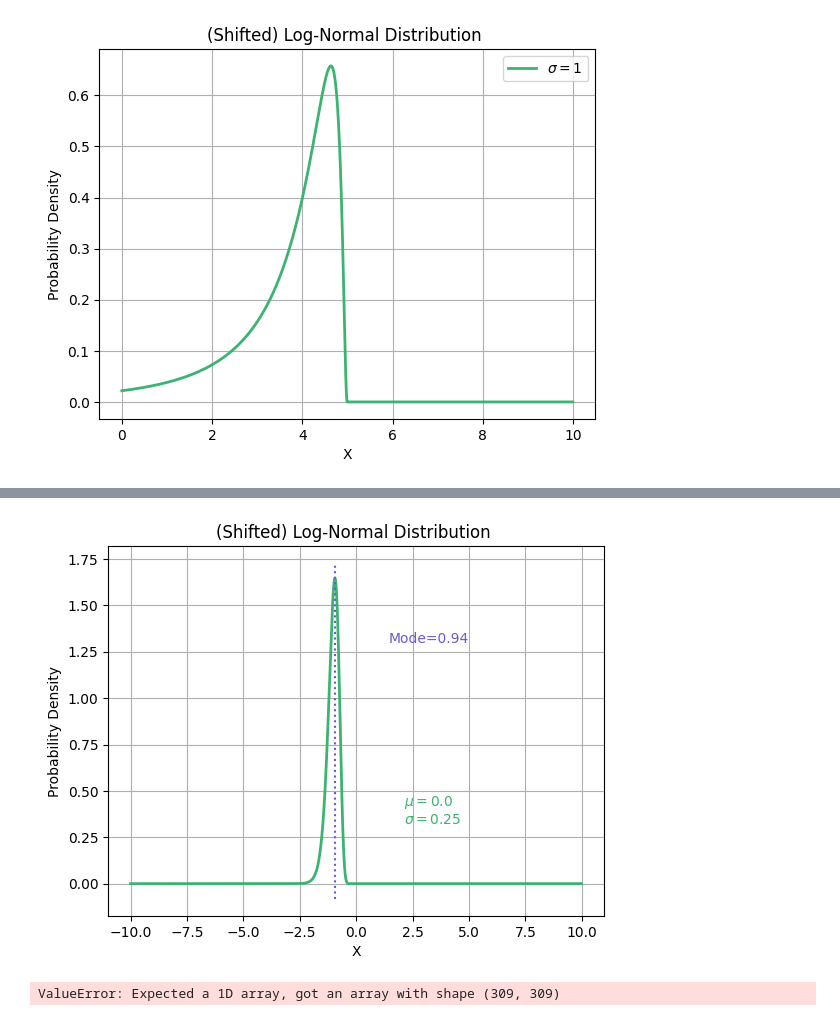
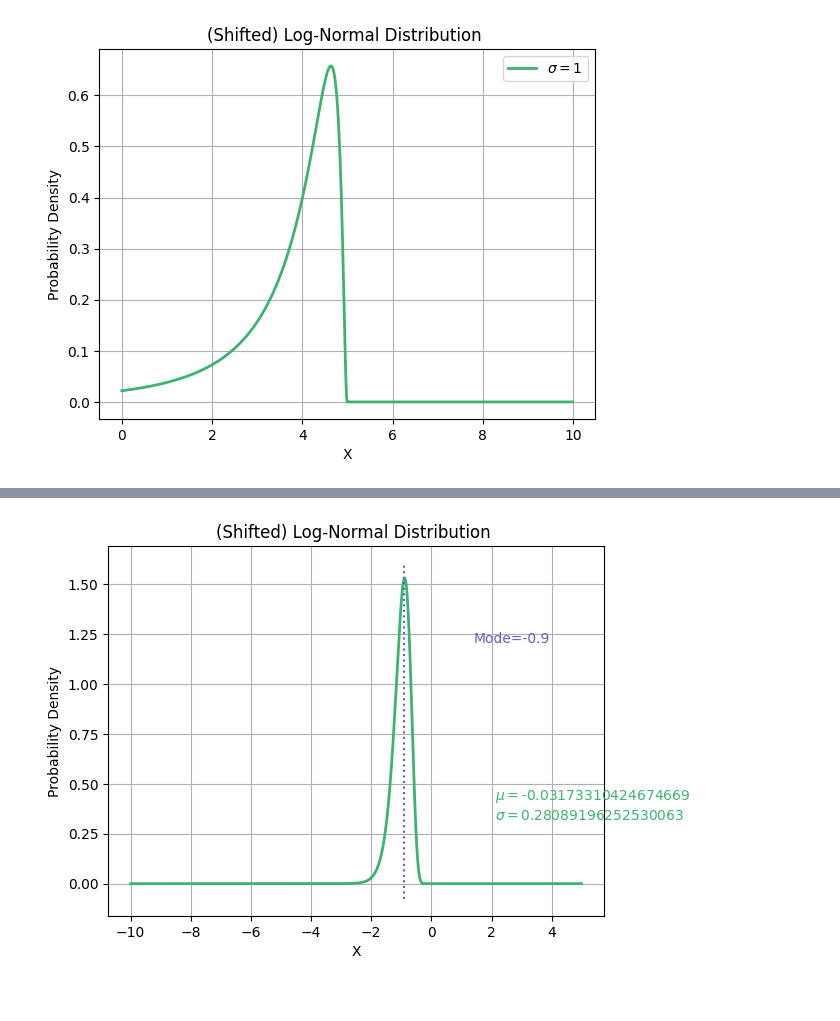
Before and after one commit to Bea-Taylor/DifDem_inequalities, a Jupyter notebook: nbs/core/05c_optimise_function.ipynb, the cells around one changed output, grey strips where cells are left out. Cells and saved outputs as stored; diff of their text form; code cells hidden in the pictures.

```diff
--- a/nbs/core/05c_optimise_function.ipynb
+++ b/nbs/core/05c_optimise_function.ipynb
@@ -33,8 +34,8 @@ df_dem_plus.head()
 covar = ['over_65_pc', 'female_pc', 'ALevel_plus_pc', 'white_pc', 'HYP_afflicted_pc', 'DM_afflicted_pc', 'STIA_afflicted_pc']
 
 # Input data
-x = - df_dem_plus[covar].values.reshape(-1,7)
+x = np.array(df_dem_plus[covar].values.reshape(-1,7))
 
 # Outcome data
-y = df_dem_plus['DEM_afflicted_pc'].values.reshape(-1,1)
+y = np.array(df_dem_plus['DEM_afflicted_pc'].values.reshape(-1,1))
 # %%
@@ -173,10 +198,12 @@ plt.show()
 # %% [output]
 [figure]
 # %%
-n_features = 7
+#n_features = 7
 
-np.random.seed(27)
-x0 = np.concatenate([np.random.normal(size=n_features+1), [0, 0.25]])
+#np.random.seed(27)
+#x0 = np.concatenate([np.random.normal(size=n_features+1), [0, 0.25]])
+
+params_0 = np.array([0.25, 0.1, 0.004, -0.004, -0.003, 0.0157, -0.0138, 0.108, 0.0, 0.25])
 # %%
 # Gradient of the function
 grad_loglike = grad(neg_loglike)
@@ -208,8 +235,10 @@ result
 # derivates of neg_loglike
 jacobian_  = jacobian(neg_loglike)
 
-result = minimize(neg_loglike, x0, method = 'BFGS', \
-               options={'disp': False}, jac = jacobian_)
+#result = minimize(neg_loglike, params_0, method = 'BFGS', \
+#               options={'disp': False}, jac = jacobian_)
+
+result = minimize(neg_loglike, params_0, jac = jacobian_)
 
 result
 # %% [output]
@@ -269,37 +298,35 @@ Sigma: 0.25
 # %%
 # mode of the log normal
 mode = log_norm_mode(MAP_mu, MAP_sigma)
 
 # plot log normal of MAp parameters
-x_axis = np.arange(-10, 10, 0.01)
-pdf_x_mu0 = shift_log_normal_pdf(-x_axis, 0, MAP_mu, MAP_sigma)
+x_axis = np.arange(-10, 5, 0.01)
+pdf_x_mu0 = reverse_shift_log_normal_pdf(x_axis, np.zeros(len(x_axis)), MAP_mu, MAP_sigma)
 
 # Plot the log-normal probability density function (PDF)
 xmin, xmax = plt.xlim()
 plt.plot(x_axis, pdf_x_mu0, '-', linewidth=2, color='mediumseagreen')
 plt.text(2.1, 0.32, f'$\sigma=${MAP_sigma}', color='mediumseagreen')
 plt.text(2.1, 0.42, f'$\mu=${MAP_mu}', color='mediumseagreen')
 #plt.text(7, 0.15, '$\sigma=0.25$', color='slateblue')
 
 ymin, ymax = plt.ylim()
 plt.vlines(-mode, ymin, ymax, color='slateblue', label='Log normal mode', linestyles='dotted')
-plt.text(mode+0.5, 3*ymax/4, f'Mode={np.round(mode,2)}', color='slateblue')
+plt.text(mode+0.5, 3*ymax/4, f'Mode={np.round(-mode,2)}', color='slateblue')
 
 plt.title('(Shifted) Log-Normal Distribution ')
 plt.xlabel('X')
 plt.ylabel('Probability Density')
 plt.grid(True)
 plt.show()
 # %% [output]
-[figure, old version]
+[figure, new version]
 # %%
-y_pred = np.dot(x, MAP_beta) + MAP_intercept
-diagnosis_gap = y - y_pred.squeeze()
+y_pred = np.dot(x, MAP_beta.T) + MAP_intercept
+diagnosis_gap = y_pred.squeeze() - y.squeeze()
 
 # update the dataframe
 df_dem_plus['diagnosis_gap']=diagnosis_gap
-# %% [output]
-ValueError: Expected a 1D array, got an array with shape (309, 309)
 # %%
 y_pred
 # %% [output]
```
Also changed, not shown: parts of 11 cells of this notebook.
